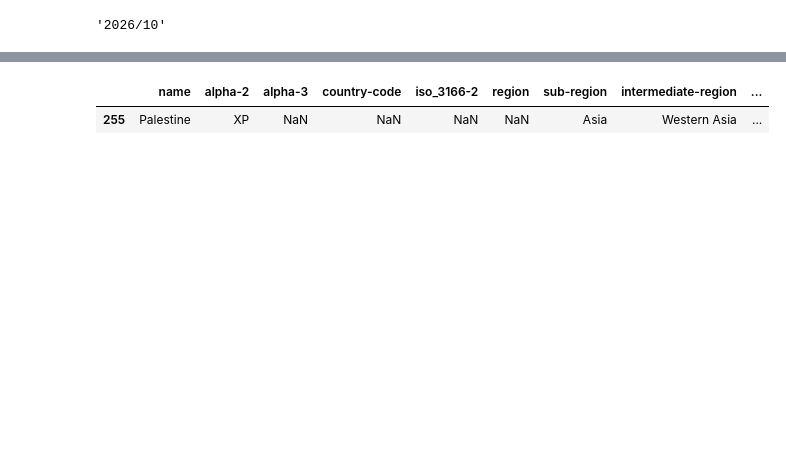
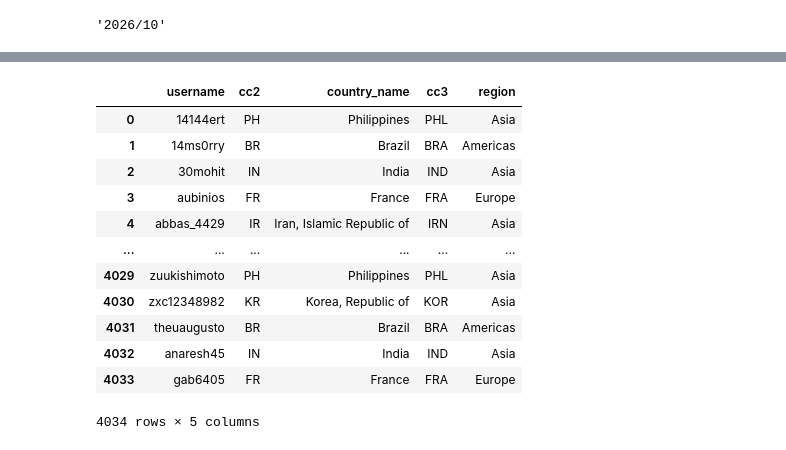
Before and after one commit to raja-akel/Python-Chess-Coach, a Jupyter notebook: testing.ipynb, the cells around one changed output, grey strips where cells are left out. Saved outputs shown, nothing was run; the diff lists cells and outputs as text; code cells hidden in the pictures; blank space fills up the shorter version.

```diff
--- a/testing.ipynb
+++ b/testing.ipynb
@@ -29,3 +28,5 @@ archive_list.index("https://api.chess.com/pub/player/rajakel/games/2026/06")
 # %%
+import pandas as pd
 op = pd.read_json("opponent_countries.json")
+op = op.T
 op
@@ -40,7 +55,21 @@ country_codes.tail()
 | 257 | Wales | XW | NaN | NaN | NaN | NaN | Europe | Northern Europe | ... |
 | 258 | International | XX | NaN | NaN | NaN | NaN | NaN | NaN | ... |
 # %%
-country_codes[country_codes["alpha-2"] == "XP"]
+augmented_opponent_df = pd.merge(op, country_codes, how="left", left_on="country_code", right_on="alpha-2")
+augmented_opponent_df = augmented_opponent_df.drop(columns=["country-code", "alpha-2", "country_url", "intermediate-region-code", "sub-region", "iso_3166-2", "intermediate-region", "sub-region-code", "region-code"], errors="ignore")
+augmented_opponent_df = augmented_opponent_df.drop_duplicates().rename(columns={"alpha-3": "cc3", "country_code":"cc2", "name": "country_name"})
+augmented_opponent_df
 # %% [output]
-|  | name | alpha-2 | alpha-3 | country-code | iso_3166-2 | region | sub-region | intermediate-region | ... |
-| 255 | Palestine | XP | NaN | NaN | NaN | NaN | Asia | Western Asia | ... |
+|  | username | cc2 | country_name | cc3 | region |
+| 0 | 14144ert | PH | Philippines | PHL | Asia |
+| 1 | 14ms0rry | BR | Brazil | BRA | Americas |
+| 2 | 30mohit | IN | India | IND | Asia |
+| 3 | aubinios | FR | France | FRA | Europe |
+| 4 | abbas_4429 | IR | Iran, Islamic Republic of | IRN | Asia |
+| ... | ... | ... | ... | ... | ... |
+| 4029 | zuukishimoto | PH | Philippines | PHL | Asia |
+| 4030 | zxc12348982 | KR | Korea, Republic of | KOR | Asia |
+| 4031 | theuaugusto | BR | Brazil | BRA | Americas |
+| 4032 | anaresh45 | IN | India | IND | Asia |
+| 4033 | gab6405 | FR | France | FRA | Europe |
+4034 rows × 5 columns
```
Also changed, not shown: parts of 18 cells of this notebook, 4 other files.
